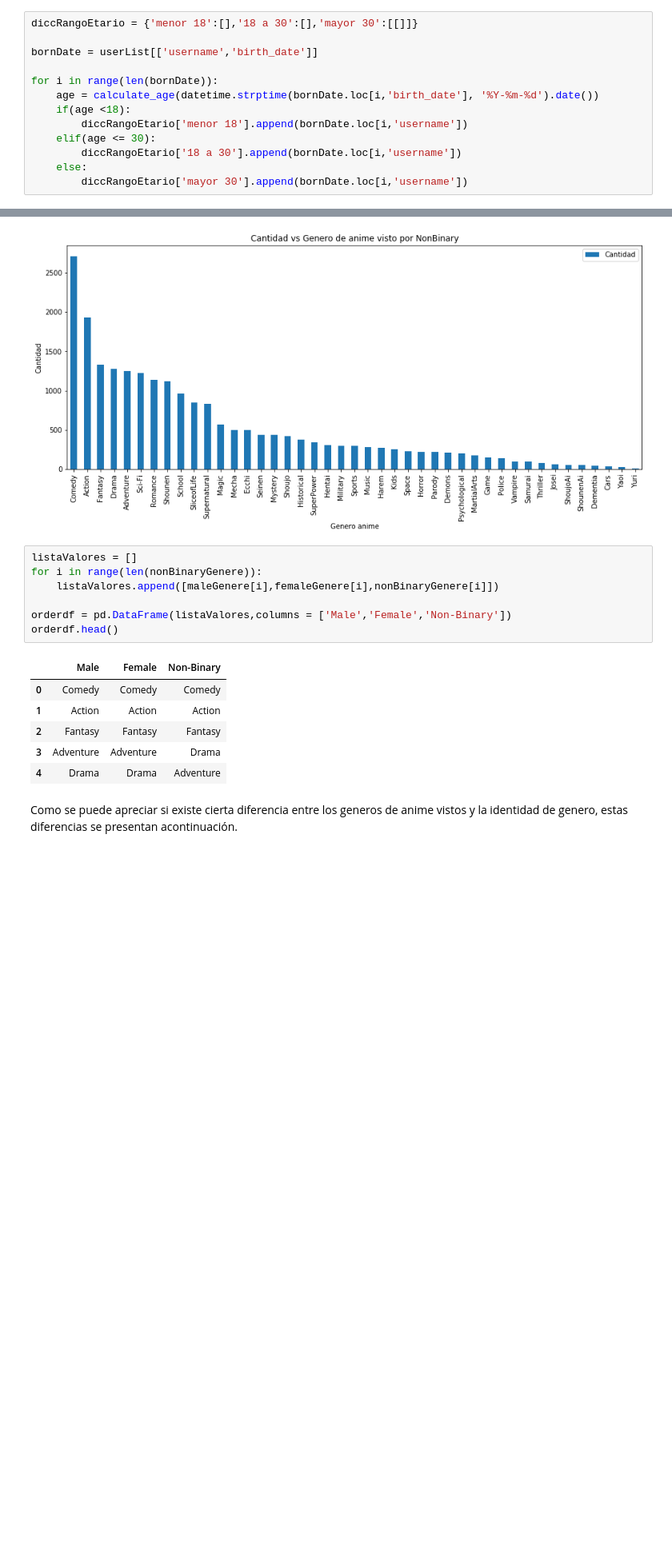
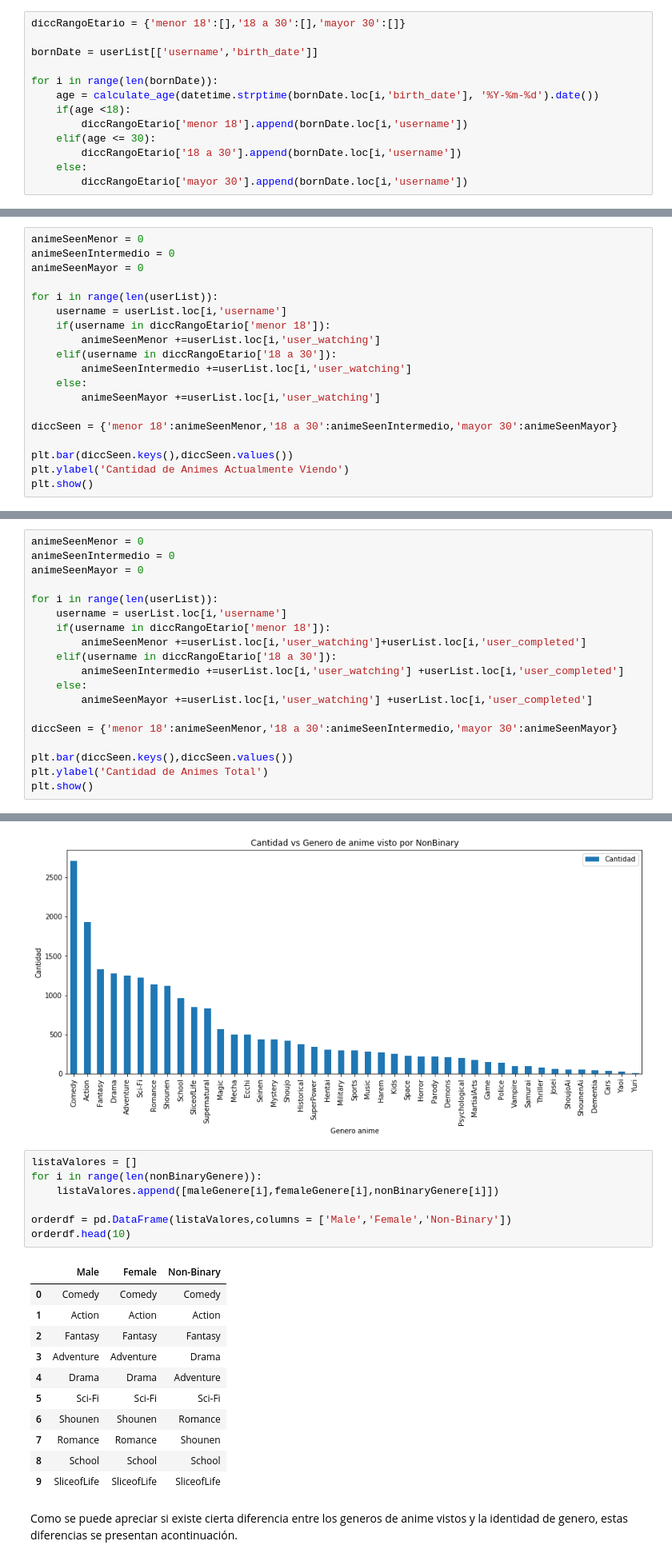
Before and after one commit to diegoolguinw/AnimeDataSet, a Jupyter notebook: Proyecto Mineria de Datos.ipynb, the cells around one changed output, grey strips where cells are left out. Shown at 80% size. Drawn from its saved outputs; the diff is of its cells as text; blank space fills up the shorter version.

```diff
--- a/Proyecto Mineria de Datos.ipynb
+++ b/Proyecto Mineria de Datos.ipynb
@@ -1514,7 +1514,7 @@ Rangos etarios:
 * De 18 a 30 Años
 * Mayores de 30
 # %%
-diccRangoEtario = {'menor 18':[],'18 a 30':[],'mayor 30':[[]]}
+diccRangoEtario = {'menor 18':[],'18 a 30':[],'mayor 30':[]}
 
 bornDate = userList[['username','birth_date']]
 
@@ -1528,0 +1550,19 @@ for i in range(len(bornDate)):
+# %%
+animeSeenMenor = 0
+animeSeenIntermedio = 0
+animeSeenMayor = 0
+
+for i in range(len(userList)):
+    username = userList.loc[i,'username']
+    if(username in diccRangoEtario['menor 18']):
+        animeSeenMenor +=userList.loc[i,'user_watching']
+    elif(username in diccRangoEtario['18 a 30']):
+        animeSeenIntermedio +=userList.loc[i,'user_watching']
+    else:
+        animeSeenMayor +=userList.loc[i,'user_watching']
+
+diccSeen = {'menor 18':animeSeenMenor,'18 a 30':animeSeenIntermedio,'mayor 30':animeSeenMayor}
+
+plt.bar(diccSeen.keys(),diccSeen.values())
+plt.ylabel('Cantidad de Animes Actualmente Viendo')
+plt.show()
@@ -1528,0 +1571,19 @@ for i in range(len(bornDate)):
+# %%
+animeSeenMenor = 0
+animeSeenIntermedio = 0
+animeSeenMayor = 0
+
+for i in range(len(userList)):
+    username = userList.loc[i,'username']
+    if(username in diccRangoEtario['menor 18']):
+        animeSeenMenor +=userList.loc[i,'user_watching']+userList.loc[i,'user_completed']
+    elif(username in diccRangoEtario['18 a 30']):
+        animeSeenIntermedio +=userList.loc[i,'user_watching'] +userList.loc[i,'user_completed']
+    else:
+        animeSeenMayor +=userList.loc[i,'user_watching'] +userList.loc[i,'user_completed']
+
+diccSeen = {'menor 18':animeSeenMenor,'18 a 30':animeSeenIntermedio,'mayor 30':animeSeenMayor}
+
+plt.bar(diccSeen.keys(),diccSeen.values())
+plt.ylabel('Cantidad de Animes Total')
+plt.show()
@@ -1751,17 +1814,22 @@ plt.show()
 # %%
 listaValores = []
 for i in range(len(nonBinaryGenere)):
     listaValores.append([maleGenere[i],femaleGenere[i],nonBinaryGenere[i]])
 
 orderdf = pd.DataFrame(listaValores,columns = ['Male','Female','Non-Binary'])
-orderdf.head()
+orderdf.head(10)
 # %% [output]
 |  | Male | Female | Non-Binary |
 | 0 | Comedy | Comedy | Comedy |
 | 1 | Action | Action | Action |
 | 2 | Fantasy | Fantasy | Fantasy |
 | 3 | Adventure | Adventure | Drama |
 | 4 | Drama | Drama | Adventure |
+| 5 | Sci-Fi | Sci-Fi | Sci-Fi |
+| 6 | Shounen | Shounen | Romance |
+| 7 | Romance | Romance | Shounen |
+| 8 | School | School | School |
+| 9 | SliceofLife | SliceofLife | SliceofLife |
 # %% [markdown]
 Como se puede apreciar si existe cierta diferencia entre los generos de anime vistos y la identidad de genero, estas diferencias se presentan acontinuación.
 # %%
```
Also changed, not shown: parts of 19 cells of this notebook.
